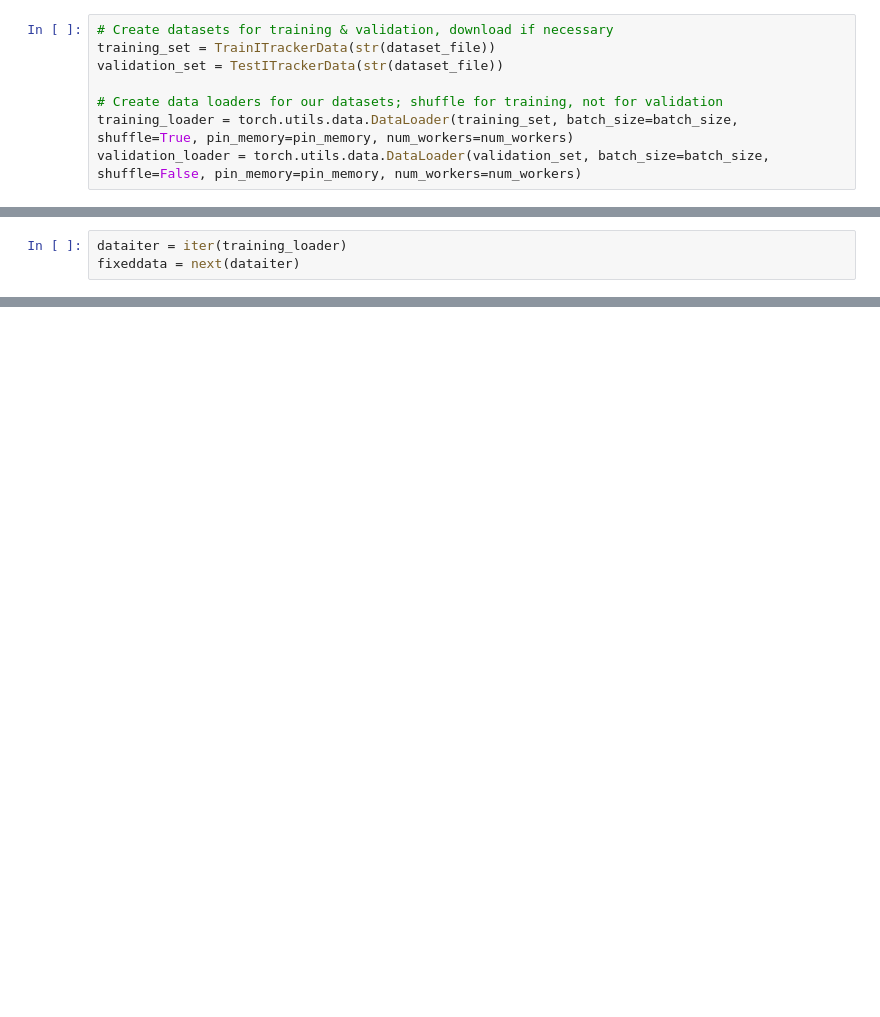
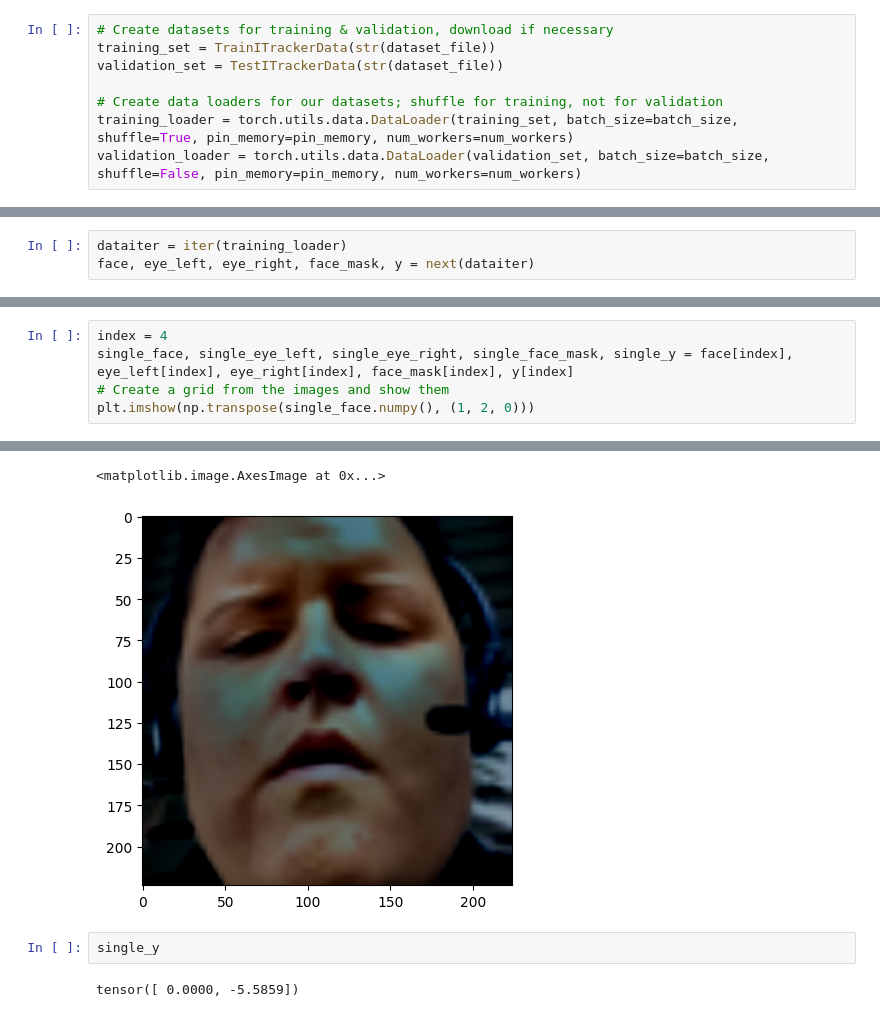
Before and after one commit to The-Jacob-Lopez/GazeMouse, a Jupyter notebook: GazeMouse/experiment/Itracker_exploration.ipynb, the cells around one changed output, grey strips where cells are left out. Drawn from its saved outputs; the diff is of its cells as text; blank space fills up the shorter version.

```diff
--- a/GazeMouse/experiment/Itracker_exploration.ipynb
+++ b/GazeMouse/experiment/Itracker_exploration.ipynb
@@ -71,3 +332,3 @@ validation_loader = torch.utils.data.DataLoader(validation_set, batch_size=batch
 # %%
 dataiter = iter(training_loader)
-fixeddata = next(dataiter)
+face, eye_left, eye_right, face_mask, y = next(dataiter)
@@ -170,0 +335,6 @@ EPOCH 1:
+# %%
+index = 4
+single_face, single_eye_left, single_eye_right, single_face_mask, single_y = face[index], eye_left[index], eye_right[index], face_mask[index], y[index]
+# Create a grid from the images and show them
+plt.imshow(np.transpose(single_face.numpy(), (1, 2, 0)))
+# %% [output]
@@ -170,0 +342,6 @@ EPOCH 1:
+<matplotlib.image.AxesImage at 0x...>
+[figure, added]
+# %%
+single_y
+# %% [output]
+tensor([ 0.0000, -5.5859])
```
Also changed, not shown: parts of 36 cells of this notebook, 8 other files.
